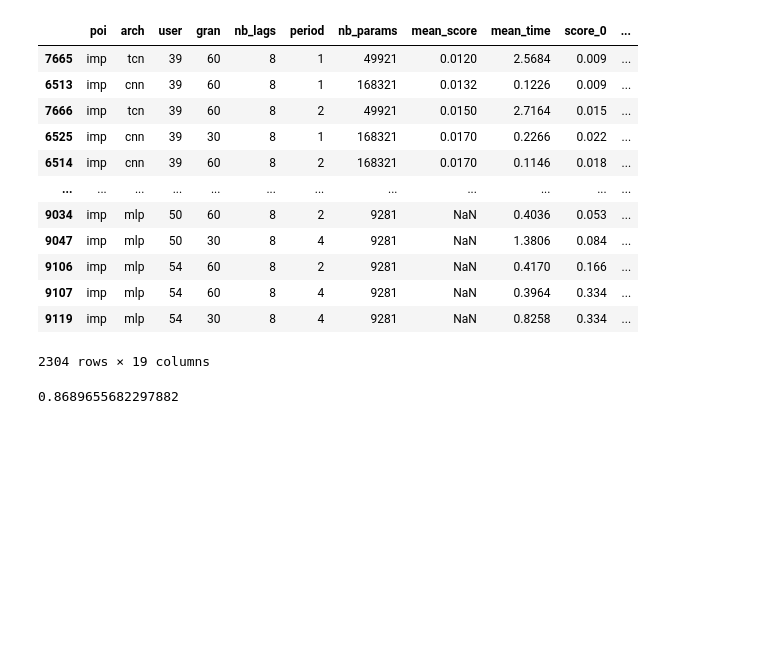
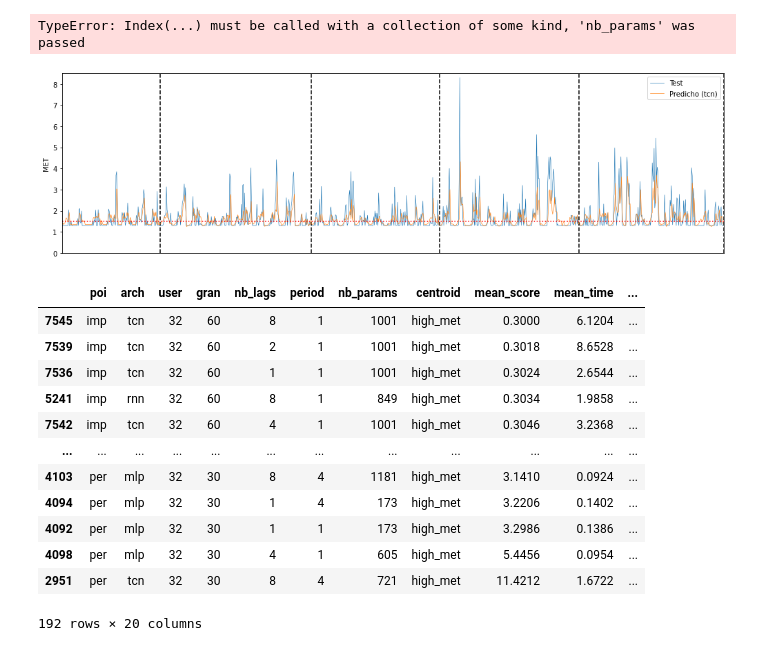
Before and after one commit to sailaperc/sedentarism-prediction, a Jupyter notebook: src/code.ipynb, the cells around one changed output. Saved outputs shown, nothing was run; the diff lists cells and outputs as text; code cells hidden in the pictures; blank space fills up the shorter version.

Commit message:
Adds plotting functions

```diff
--- a/src/code.ipynb
+++ b/src/code.ipynb
@@ -20,16 +23,0 @@ r
-# %%
-filter_exp(nb_lags=8)
-# %% [output]
-|  | poi | arch | user | gran | nb_lags | period | nb_params | mean_score | mean_time | score_0 | ... |
-| 7665 | imp | tcn | 39 | 60 | 8 | 1 | 49921 | 0.0120 | 2.5684 | 0.009 | ... |
-| 6513 | imp | cnn | 39 | 60 | 8 | 1 | 168321 | 0.0132 | 0.1226 | 0.009 | ... |
-| 7666 | imp | tcn | 39 | 60 | 8 | 2 | 49921 | 0.0150 | 2.7164 | 0.015 | ... |
-| 6525 | imp | cnn | 39 | 30 | 8 | 1 | 168321 | 0.0170 | 0.2266 | 0.022 | ... |
-| 6514 | imp | cnn | 39 | 60 | 8 | 2 | 168321 | 0.0170 | 0.1146 | 0.018 | ... |
-| ... | ... | ... | ... | ... | ... | ... | ... | ... | ... | ... | ... |
-| 9034 | imp | mlp | 50 | 60 | 8 | 2 | 9281 | NaN | 0.4036 | 0.053 | ... |
-| 9047 | imp | mlp | 50 | 30 | 8 | 4 | 9281 | NaN | 1.3806 | 0.084 | ... |
-| 9106 | imp | mlp | 54 | 60 | 8 | 2 | 9281 | NaN | 0.4170 | 0.166 | ... |
-| 9107 | imp | mlp | 54 | 60 | 8 | 4 | 9281 | NaN | 0.3964 | 0.334 | ... |
-| 9119 | imp | mlp | 54 | 30 | 8 | 4 | 9281 | NaN | 0.8258 | 0.334 | ... |
-2304 rows × 19 columns
@@ -39,4 +24,29 @@ df = generate_MET_stadistics()
-# %%
-df['corr'].mean()
-# %% [output]
-0.8689655682297882
+# %%
+from experiments.experiments_results import rank_results_agg_func
+s, r = rank_results_agg_func(only_gpu=False, comp_col='arch', based_on='poi', rank_by='nb_params', agg_func='max')
+print(s)
+print(r)
+# %% [output]
+TypeError: Index(...) must be called with a collection of some kind, 'nb_params' was passed
+# %%
+from experiments.experiments_results import print_results
+print_results(fromi=1, toi=5, archs=['tcn'], poi='imp', user=32, lags=8, period=1, gran=60)
+# %% [output]
+[figure, added]
+# %%
+from experiments.experiments_results import filter_exp
+filter_exp(only_gpu= False, user=32)
+# %% [output]
+|  | poi | arch | user | gran | nb_lags | period | nb_params | centroid | mean_score | mean_time | ... |
+| 7545 | imp | tcn | 32 | 60 | 8 | 1 | 1001 | high_met | 0.3000 | 6.1204 | ... |
+| 7539 | imp | tcn | 32 | 60 | 2 | 1 | 1001 | high_met | 0.3018 | 8.6528 | ... |
+| 7536 | imp | tcn | 32 | 60 | 1 | 1 | 1001 | high_met | 0.3024 | 2.6544 | ... |
+| 5241 | imp | rnn | 32 | 60 | 8 | 1 | 849 | high_met | 0.3034 | 1.9858 | ... |
+| 7542 | imp | tcn | 32 | 60 | 4 | 1 | 1001 | high_met | 0.3046 | 3.2368 | ... |
+| ... | ... | ... | ... | ... | ... | ... | ... | ... | ... | ... | ... |
+| 4103 | per | mlp | 32 | 30 | 8 | 4 | 1181 | high_met | 3.1410 | 0.0924 | ... |
+| 4094 | per | mlp | 32 | 30 | 1 | 4 | 173 | high_met | 3.2206 | 0.1402 | ... |
+| 4092 | per | mlp | 32 | 30 | 1 | 1 | 173 | high_met | 3.2986 | 0.1386 | ... |
+| 4098 | per | mlp | 32 | 30 | 4 | 1 | 605 | high_met | 5.4456 | 0.0954 | ... |
+| 2951 | per | tcn | 32 | 30 | 8 | 4 | 721 | high_met | 11.4212 | 1.6722 | ... |
+192 rows × 20 columns
```
Also changed, not shown: parts of 11 cells of this notebook, 1 other file.
